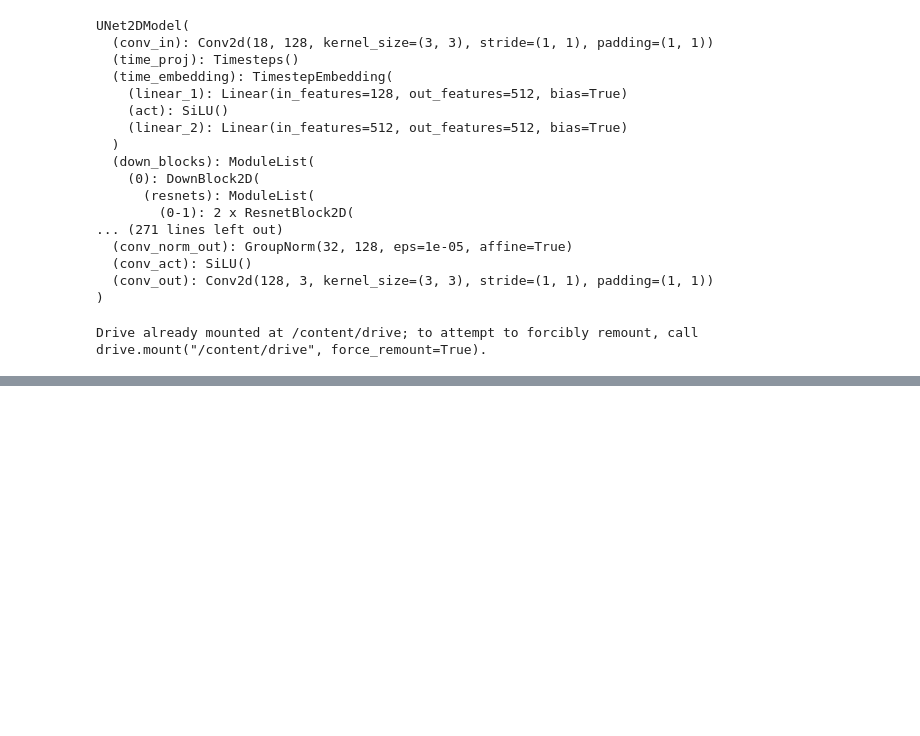
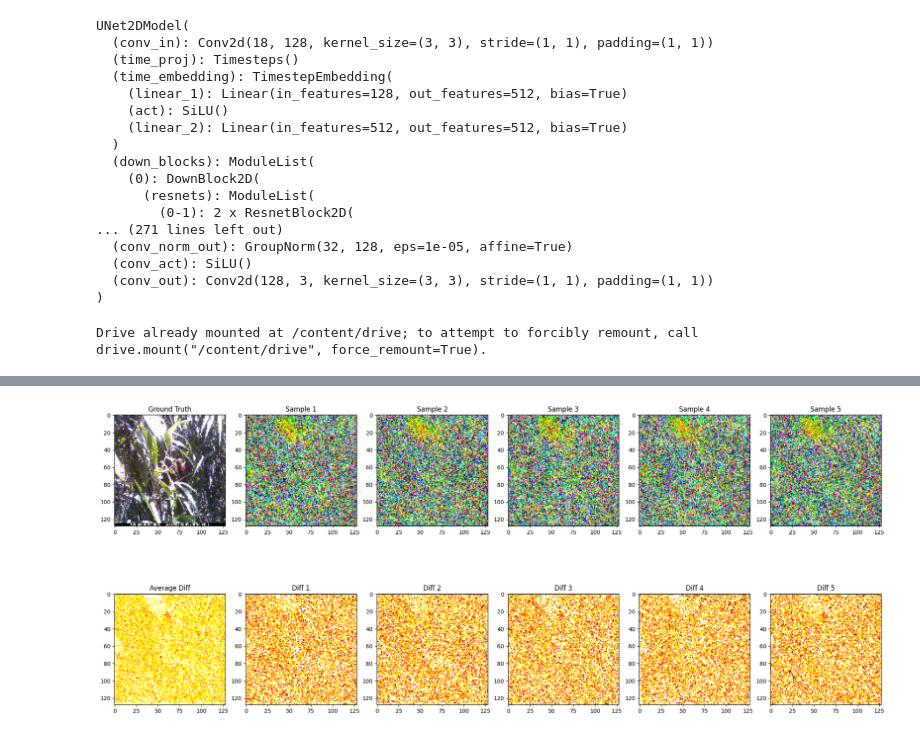
Before and after one commit to chrishon/capstone-camera-traps, a Jupyter notebook: notebooks/diffusion_model_testing.ipynb, the cells around one changed output, grey strips where cells are left out. Cells and saved outputs as stored; diff of their text form; code cells hidden in the pictures; blank space fills up the shorter version.

```diff
--- a/notebooks/diffusion_model_testing.ipynb
+++ b/notebooks/diffusion_model_testing.ipynb
@@ -65,9 +70,7 @@ Drive already mounted at /content/drive; to attempt to forcibly remount, call dr
 from torch.utils.data import DataLoader, TensorDataset
 # 1. Extract and prepare data
 video_path="/content/drive/MyDrive/capstone-camera-traps/resources/videos/FH102_02 (1).avi"
-frames = extract_frames(video_path,size = (128,128))
+frames = extract_frames(video_path,size = (128,128),max_frames = 10)
-# %%
-frames = frames[:5000]
 # %%
 len(frames)
 # %% [output]
@@ -80,7 +83,7 @@ X_condition, y_target = prepare_train_data_diffusion(frames, sequence_length=5)
 X_tensor = torch.tensor(X_condition, dtype=torch.float32)
 y_tensor = torch.tensor(y_target, dtype=torch.float32)
 dataset = TensorDataset(X_tensor, y_tensor)
-train_loader = DataLoader(dataset, batch_size=16, shuffle=True)
+train_loader = DataLoader(dataset, batch_size=8, shuffle=True)
 
 # 3. Verify shapes
 sample_batch = next(iter(train_loader))
@@ -90,6 +96,6 @@ print(f"Target shape: {target_batch.shape}")        # Should be (batch, 3, 64, 6
 # %%
 optimizer = torch.optim.Adam(model.parameters(), lr=1e-4)
-num_epochs = 1
+num_epochs = 2
 for epoch in range(num_epochs):
     i = 1
     for batch_condition, batch_target in train_loader:
@@ -141,26 +152,28 @@ def predict_next_frame(model, condition, scheduler, device):
 # %%
 import matplotlib.pyplot as plt
 import numpy as np
 # Prepare test data
 X_condition_test, y_test = X_condition, y_target
 # X_condition_test, y_test = prepare_train_data(test_frames)
 
 # Select sample
 sample_idx = 3
 condition_sample = torch.tensor(X_condition_test[sample_idx], dtype=torch.float32)
 actual_frame = (y_test[sample_idx].transpose(1, 2, 0) + 1) / 2  # To HWC and [0,1]
 
 # Generate prediction
 predictions = predict_multiple_samples(model, condition_sample, noise_scheduler,
-                                      device, num_samples=5)
+                                      device, num_samples=5,size = image_size)
 
 actual_frame = (y_test[sample_idx].transpose(1, 2, 0) + 1) / 2
 
 # Analyze
 analysis = multi_sample_frame_analysis(predictions, actual_frame)
 
 # Plot
 visualize_multiple_comparisons(predictions, actual_frame)
+# %% [output]
+[figure, added]
 # %%
 def prepare_initial_condition(frames):
     """Convert initial frames to model input format"""
```
Also changed, not shown: parts of 8 cells of this notebook.
